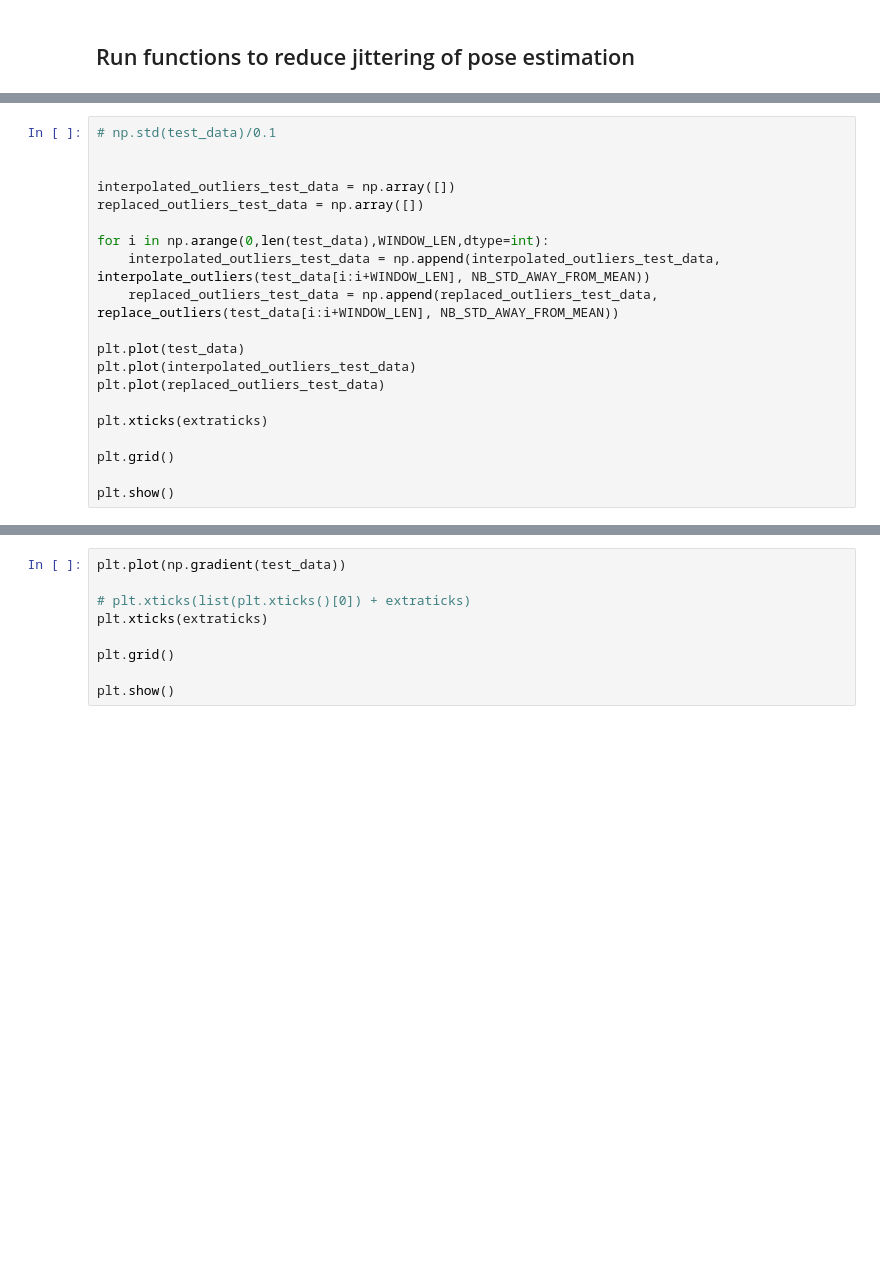
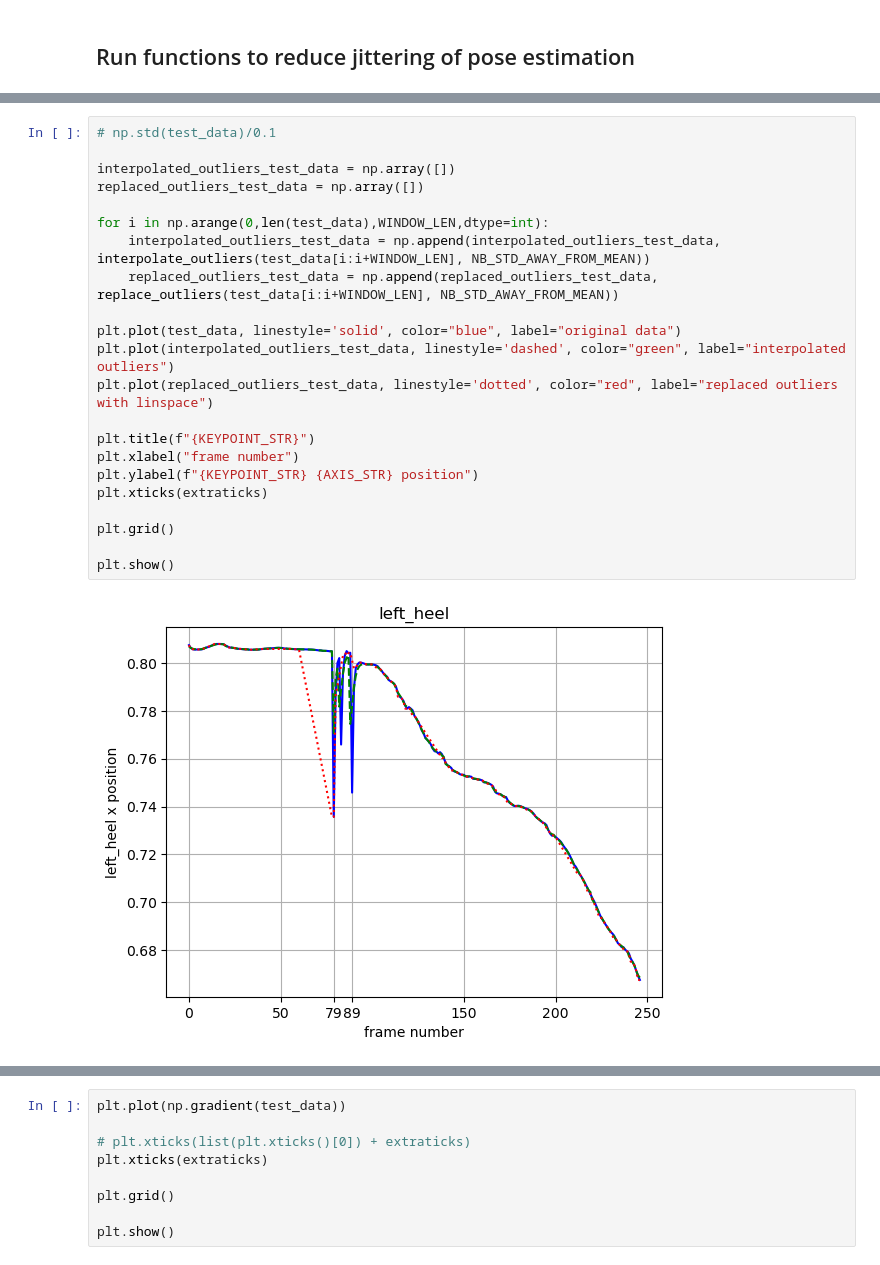
Before and after one commit to DerrickDDInAI/coding-art, a Jupyter notebook: core/models_3d/pose_estimation/pose_estimation.ipynb, the cells around one changed output, grey strips where cells are left out. Cells and saved outputs as stored; diff of their text form; blank space fills up the shorter version.

```diff
--- a/core/models_3d/pose_estimation/pose_estimation.ipynb
+++ b/core/models_3d/pose_estimation/pose_estimation.ipynb
@@ -462,23 +493,27 @@ NameError: name 'plt' is not defined
 # %%
 # np.std(test_data)/0.1
-
 
 interpolated_outliers_test_data = np.array([])
 replaced_outliers_test_data = np.array([])
 
 for i in np.arange(0,len(test_data),WINDOW_LEN,dtype=int):
     interpolated_outliers_test_data = np.append(interpolated_outliers_test_data, interpolate_outliers(test_data[i:i+WINDOW_LEN], NB_STD_AWAY_FROM_MEAN))
     replaced_outliers_test_data = np.append(replaced_outliers_test_data, replace_outliers(test_data[i:i+WINDOW_LEN], NB_STD_AWAY_FROM_MEAN))
 
-plt.plot(test_data)
-plt.plot(interpolated_outliers_test_data)
-plt.plot(replaced_outliers_test_data)
+plt.plot(test_data, linestyle='solid', color="blue", label="original data")
+plt.plot(interpolated_outliers_test_data, linestyle='dashed', color="green", label="interpolated outliers")
+plt.plot(replaced_outliers_test_data, linestyle='dotted', color="red", label="replaced outliers with linspace")
 
+plt.title(f"{KEYPOINT_STR}")
+plt.xlabel("frame number")
+plt.ylabel(f"{KEYPOINT_STR} {AXIS_STR} position")
 plt.xticks(extraticks)
 
 plt.grid()
 
 plt.show()
+# %% [output]
+[figure, added]
 # %%
 interprated_outliers_landmarks_xyzs_array = np.empty_like(landmarks_xyzs_array)
 
```
Also changed, not shown: parts of 21 cells of this notebook, 11 other files.
